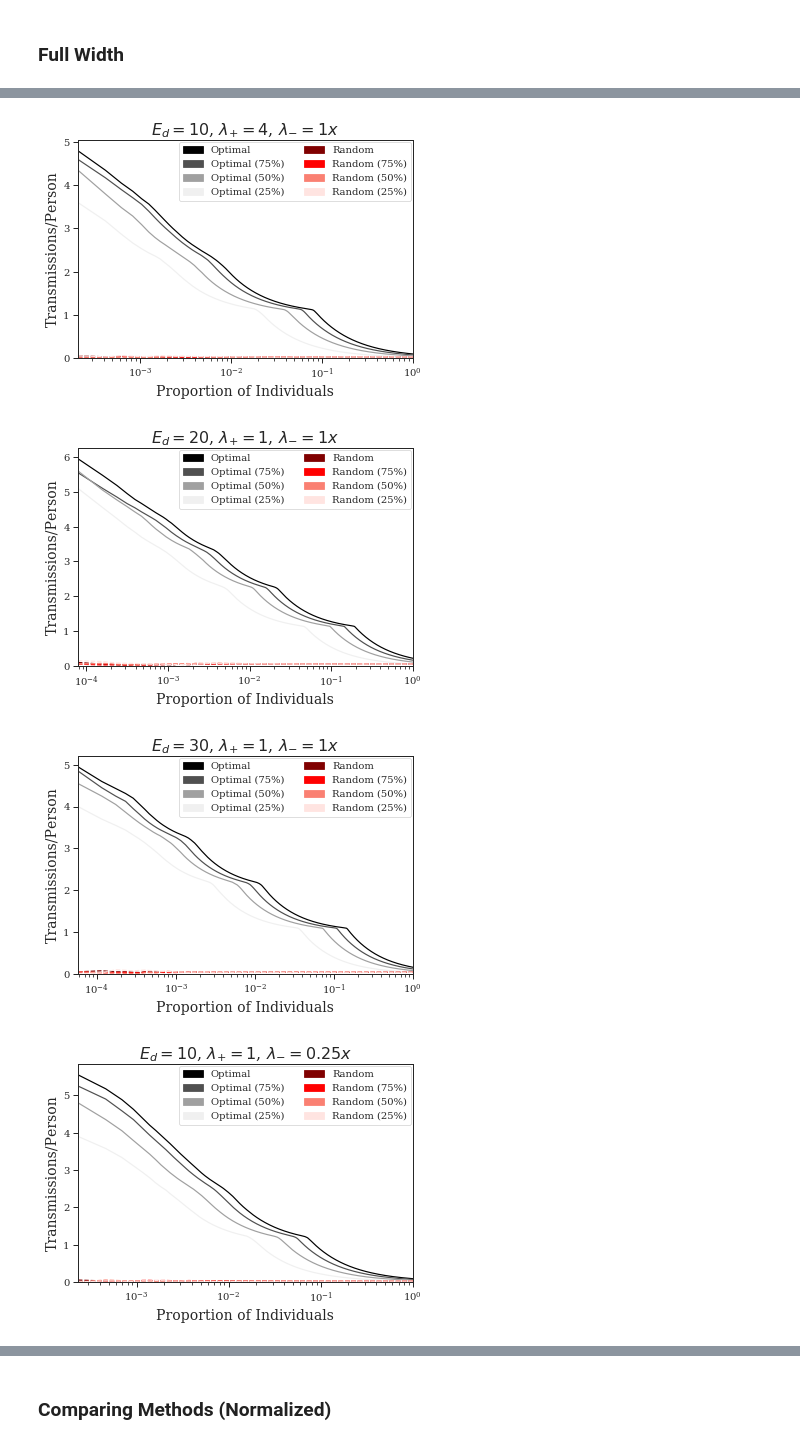
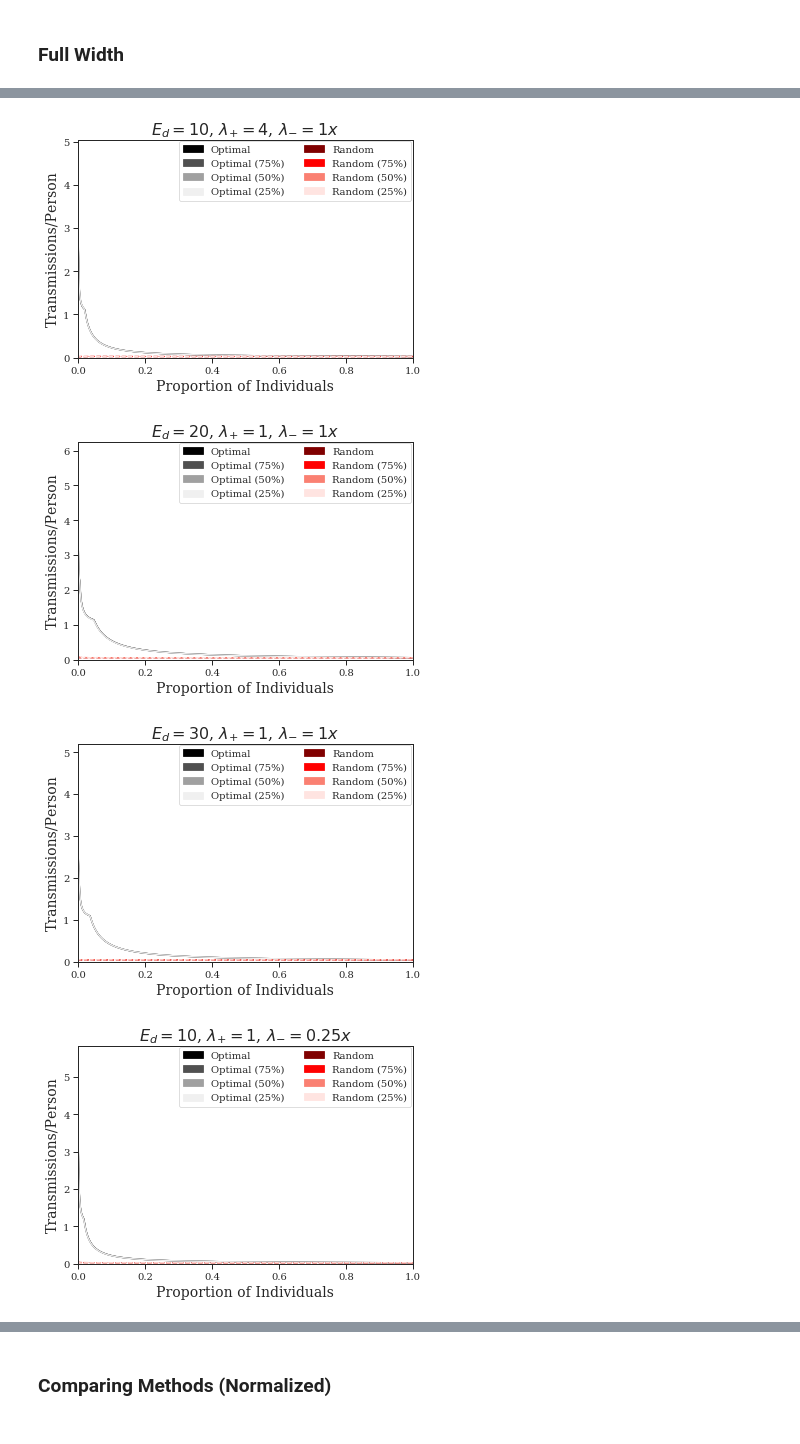
Before and after one commit to niemasd/ProACT-Paper-Final, a Jupyter notebook: scripts/Figures.ipynb, the cells around one changed output, grey strips where cells are left out. Drawn from its saved outputs; the diff is of its cells as text; code cells hidden in the pictures.

```diff
--- a/scripts/Figures.ipynb
+++ b/scripts/Figures.ipynb
@@ -604,7 +604,7 @@ tr = {
 # %%
 Ms = ['proact.ftmv','proact.ftmv.sub75','proact.ftmv.sub50','proact.ftmv.sub25','hivtrace','hivtrace.sub75','hivtrace.sub50','hivtrace.sub25']
 Ks = ['SAMPLE-FIRSTART_ARTRATE-1','SAMPLE-FIRSTART_ARTRATE-2','SAMPLE-FIRSTART_ARTRATE-4','SAMPLE-FIRSTART_EXPDEGREE-20','SAMPLE-FIRSTART_EXPDEGREE-30','SAMPLE-FIRSTART_STOPRATE-0.25x','SAMPLE-FIRSTART_STOPRATE-0.5x','SAMPLE-FIRSTART_STOPRATE-2x','SAMPLE-FIRSTART_STOPRATE-4x']
-XMAX = {K:min(min(len(l) for l in eff[m][K]) for m in Ms) for K in Ks}
+INTER_POINTS = 1000
 xmin = 0
 xmax = 0.1
 ymin = 0
@@ -614,9 +614,10 @@ for K in Ks:
     fig = plt.figure()
     for m in Ms:
         prefix = m.split('.sub')[0]
-        cmas = [cma(l[:XMAX[K]]) for l in eff[m][K]]
-        y = [avg([c[i] for c in cmas]) for i in range(XMAX[K])]
-        x = [float(i)/XMAX[K] for i in range(len(y))]
+        cmas = [cma(l) for l in eff[m][K]]
+        x = linspace(0,1,INTER_POINTS)
+        interp_cmas = [interp(x, [float(i)/len(c) for i in range(1,len(c)+1)], c) for c in cmas]
+        y = [mean([ic[i] for ic in interp_cmas]) for i in range(len(x))]
         plt.plot(x, y, color=metasim['color'][m], linestyle=metasim['linestyle'][m], label=metasim['label'][m])
     plt.legend(handles=handles, bbox_to_anchor=(0.005, 0.995), loc=2, ncol=2, borderaxespad=0.)
     plt.xlim(left=xmin,right=xmax)
@@ -643,23 +644,23 @@ for K in Ks:
 # %%
 Ms = ['optimal','optimal.sub75','optimal.sub50','optimal.sub25','random','random.sub75','random.sub50','random.sub25']
 Ks = ['SAMPLE-FIRSTART_ARTRATE-1','SAMPLE-FIRSTART_ARTRATE-2','SAMPLE-FIRSTART_ARTRATE-4','SAMPLE-FIRSTART_EXPDEGREE-20','SAMPLE-FIRSTART_EXPDEGREE-30','SAMPLE-FIRSTART_STOPRATE-0.25x','SAMPLE-FIRSTART_STOPRATE-0.5x','SAMPLE-FIRSTART_STOPRATE-2x','SAMPLE-FIRSTART_STOPRATE-4x']
-XMAX = {K:min(min(len(l) for l in eff[m][K]) for m in Ms) for K in Ks}
+INTER_POINTS = 1000
 xmax = 1
 ymin = 0
 ymax = None#4
 handles = [Patch(color=metasim['color'][m], label=metasim['label'][m]) for m in Ms]
 for K in Ks:
-    xmin = 1./XMAX[K]
     fig = plt.figure()
     for m in Ms:
         prefix = m.split('.sub')[0]
-        cmas = [cma(l[:XMAX[K]]) for l in eff[m][K]]
-        y = [avg([c[i] for c in cmas]) for i in range(XMAX[K])]
-        x = [float(i+1)/XMAX[K] for i in range(len(y))]
+        cmas = [cma(l) for l in eff[m][K]]
+        x = linspace(0,1,INTER_POINTS)
+        interp_cmas = [interp(x, [float(i)/len(c) for i in range(1,len(c)+1)], c) for c in cmas]
+        y = [mean([ic[i] for ic in interp_cmas]) for i in range(len(x))]
         plt.plot(x, y, color=metasim['color'][m], linestyle=metasim['linestyle'][m], label=metasim['label'][m])
     plt.legend(handles=handles, bbox_to_anchor=(0.995, 0.995), loc=1, borderaxespad=0., ncol=2)
     plt.xlim(left=xmin,right=xmax)
-    plt.xscale('log')
+    #plt.xscale('log')
     plt.ylim(bottom=ymin,top=ymax)
     plt.title(tr[K])
     plt.xlabel("Proportion of Individuals")
@@ -674,4 +675,4 @@ for K in Ks:
-[figure, old version]
+[figure, new version]
-[figure, old version]
+[figure, new version]
-[figure, old version]
+[figure, new version]
-[figure, old version]
+[figure, new version]
```
Also changed, not shown: parts of 8 cells of this notebook, 1 other file.
